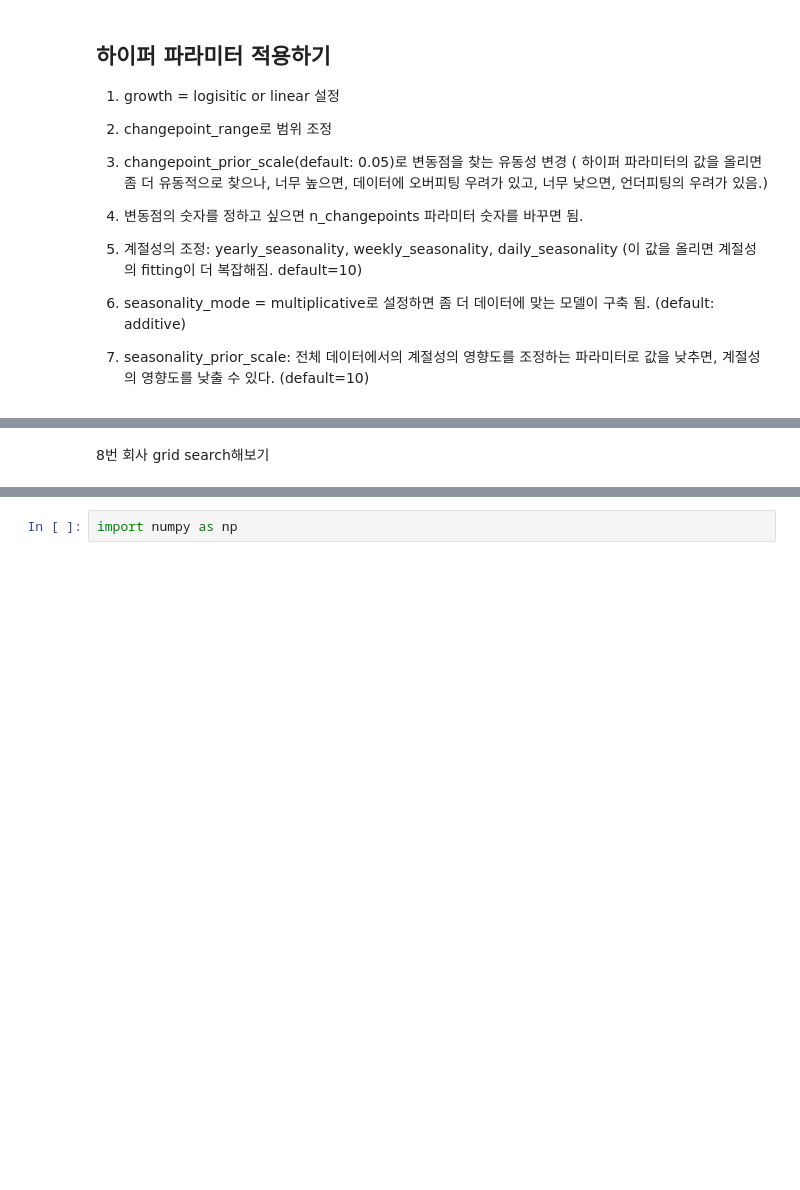
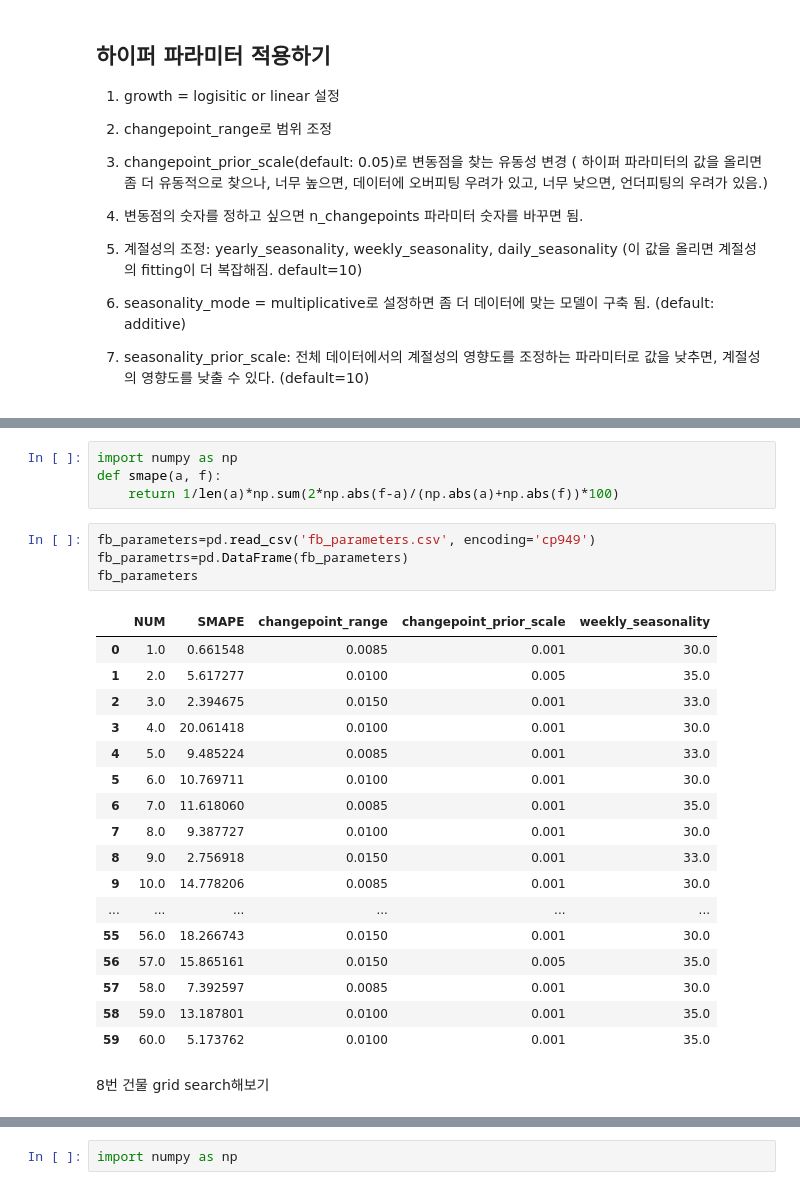
Before and after one commit to yunyoseob/SD_academy_Study, a Jupyter notebook: 전력사용량_예측_AI_경진대회(Prophet).ipynb, the cells around one changed output, grey strips where cells are left out. Cells and saved outputs as stored; diff of their text form; blank space fills up the shorter version.

```diff
--- a/전력사용량_예측_AI_경진대회(Prophet).ipynb
+++ b/전력사용량_예측_AI_경진대회(Prophet).ipynb
@@ -493,6 +487,32 @@ params_grid={'changepoint_range':[0.0084,0.0085,0.0086],
 {'changepoint_prior_scale': 0.001,
  'changepoint_range': 0.0084,
  'weekly_seasonality': 34}
+# %%
+import numpy as np
+def smape(a, f):
+    return 1/len(a)*np.sum(2*np.abs(f-a)/(np.abs(a)+np.abs(f))*100)
+# %%
+fb_parameters=pd.read_csv('fb_parameters.csv', encoding='cp949')
+fb_parametrs=pd.DataFrame(fb_parameters)
+fb_parameters
+# %% [output]
+|  | NUM | SMAPE | changepoint_range | changepoint_prior_scale | weekly_seasonality |
+| 0 | 1.0 | 0.661548 | 0.0085 | 0.001 | 30.0 |
+| 1 | 2.0 | 5.617277 | 0.0100 | 0.005 | 35.0 |
+| 2 | 3.0 | 2.394675 | 0.0150 | 0.001 | 33.0 |
+| 3 | 4.0 | 20.061418 | 0.0100 | 0.001 | 30.0 |
+| 4 | 5.0 | 9.485224 | 0.0085 | 0.001 | 33.0 |
+| 5 | 6.0 | 10.769711 | 0.0100 | 0.001 | 30.0 |
+| 6 | 7.0 | 11.618060 | 0.0085 | 0.001 | 35.0 |
+| 7 | 8.0 | 9.387727 | 0.0100 | 0.001 | 30.0 |
+| 8 | 9.0 | 2.756918 | 0.0150 | 0.001 | 33.0 |
+| 9 | 10.0 | 14.778206 | 0.0085 | 0.001 | 30.0 |
+| ... | ... | ... | ... | ... | ... |
+| 55 | 56.0 | 18.266743 | 0.0150 | 0.001 | 30.0 |
+| 56 | 57.0 | 15.865161 | 0.0150 | 0.005 | 35.0 |
+| 57 | 58.0 | 7.392597 | 0.0085 | 0.001 | 30.0 |
+| 58 | 59.0 | 13.187801 | 0.0100 | 0.001 | 35.0 |
+| 59 | 60.0 | 5.173762 | 0.0100 | 0.001 | 35.0 |
 # %% [markdown]
-8번 회사 grid search해보기
+8번 건물 grid search해보기
 # %%
```
Also changed, not shown: parts of 72 cells of this notebook.
